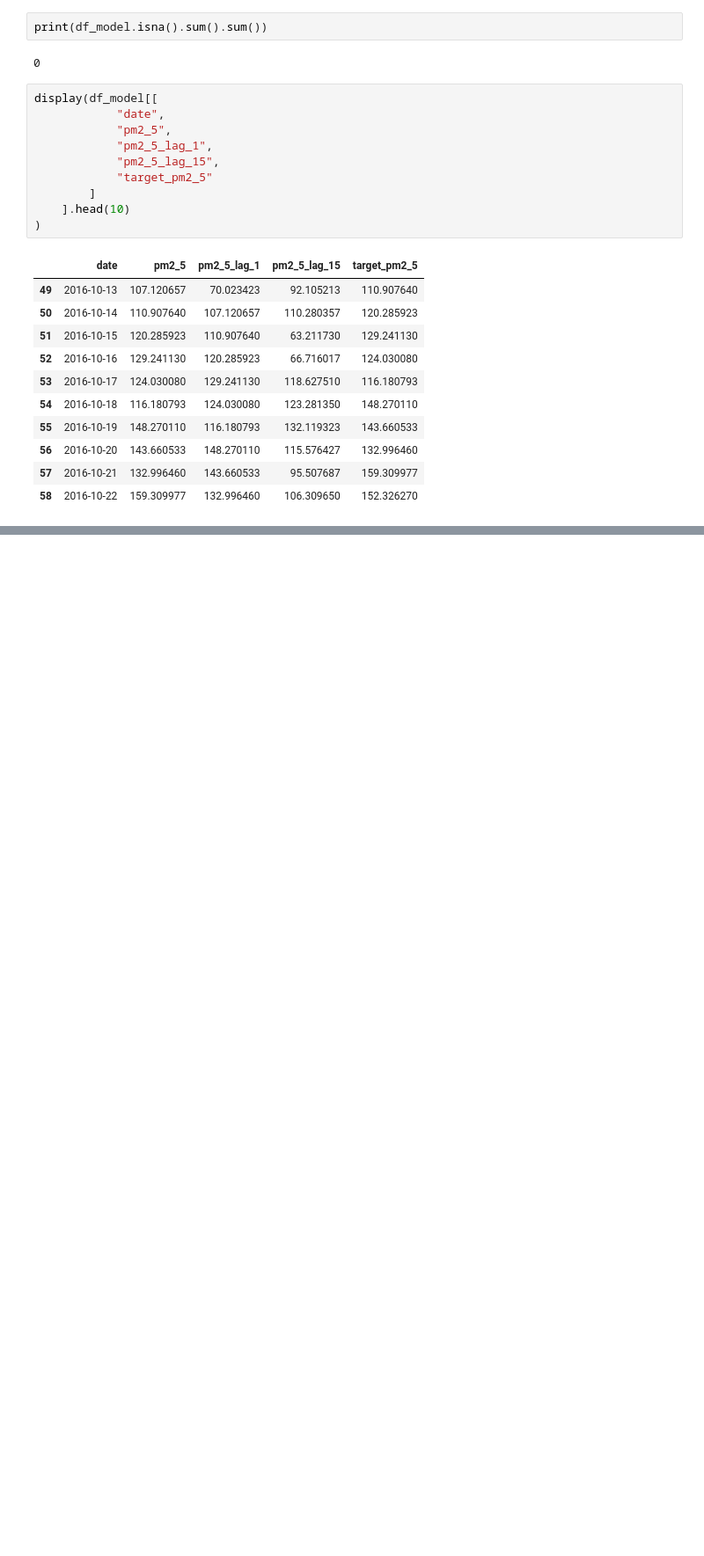
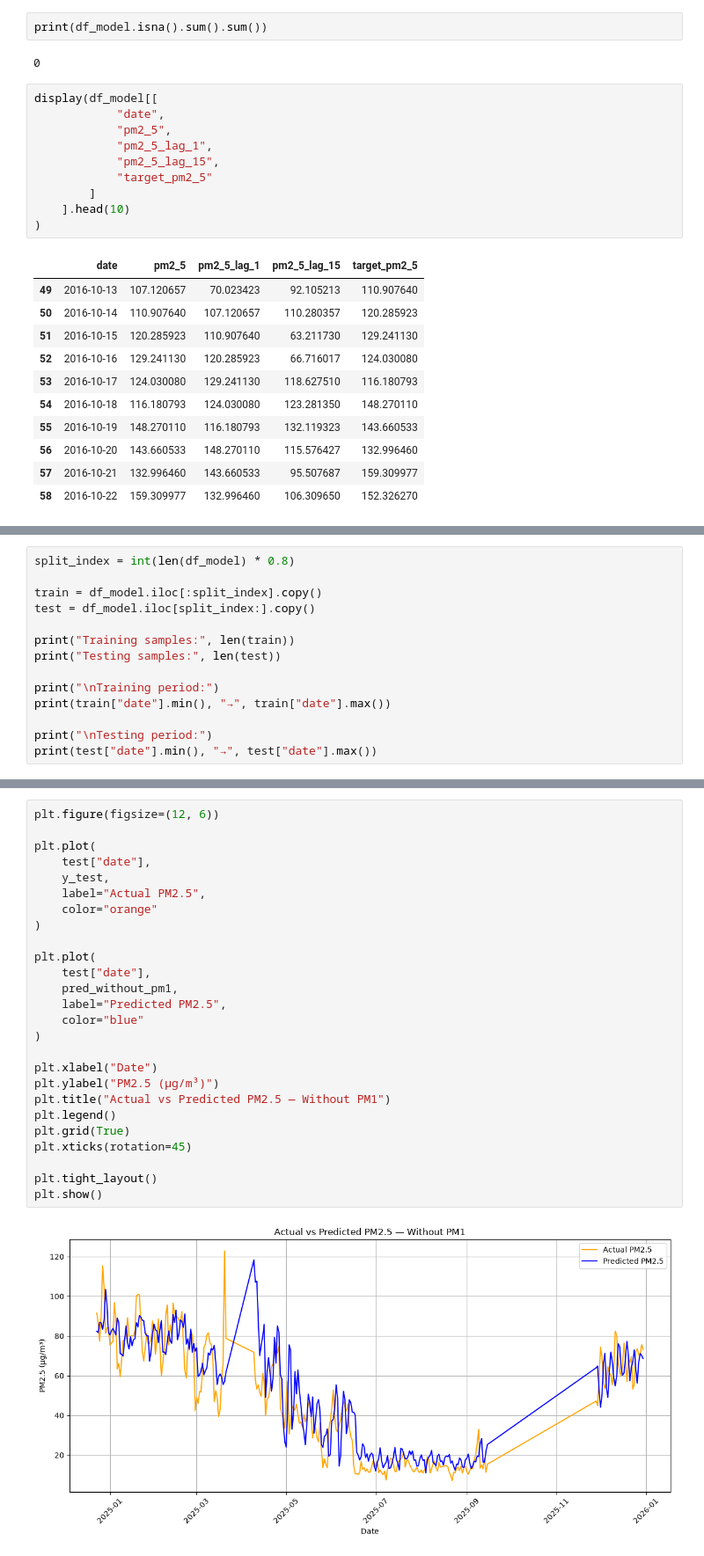
Before and after one commit to anojpradhan/kathmandu_aqi_predictor, a Jupyter notebook: notebooks/pm25_forcasting.ipynb, the cells around one changed output, grey strips where cells are left out. Shown at 88% size. Saved outputs shown, nothing was run; the diff lists cells and outputs as text; blank space fills up the shorter version.

```diff
--- a/notebooks/pm25_forcasting.ipynb
+++ b/notebooks/pm25_forcasting.ipynb
@@ -150,0 +249,14 @@ display(df_model[[
+# %%
+split_index = int(len(df_model) * 0.8)
+
+train = df_model.iloc[:split_index].copy()
+test = df_model.iloc[split_index:].copy()
+
+print("Training samples:", len(train))
+print("Testing samples:", len(test))
+
+print("\nTraining period:")
+print(train["date"].min(), "→", train["date"].max())
+
+print("\nTesting period:")
+print(test["date"].min(), "→", test["date"].max())
@@ -150,0 +342,28 @@ display(df_model[[
+# %%
+plt.figure(figsize=(12, 6))
+
+plt.plot(
+    test["date"],
+    y_test,
+    label="Actual PM2.5",
+    color="orange"
+)
+
+plt.plot(
+    test["date"],
+    pred_without_pm1,
+    label="Predicted PM2.5",
+    color="blue"
+)
+
+plt.xlabel("Date")
+plt.ylabel("PM2.5 (µg/m³)")
+plt.title("Actual vs Predicted PM2.5 — Without PM1")
+plt.legend()
+plt.grid(True)
+plt.xticks(rotation=45)
+
+plt.tight_layout()
+plt.show()
+# %% [output]
+[figure, added]
```
Also changed, not shown: parts of 24 cells of this notebook.
